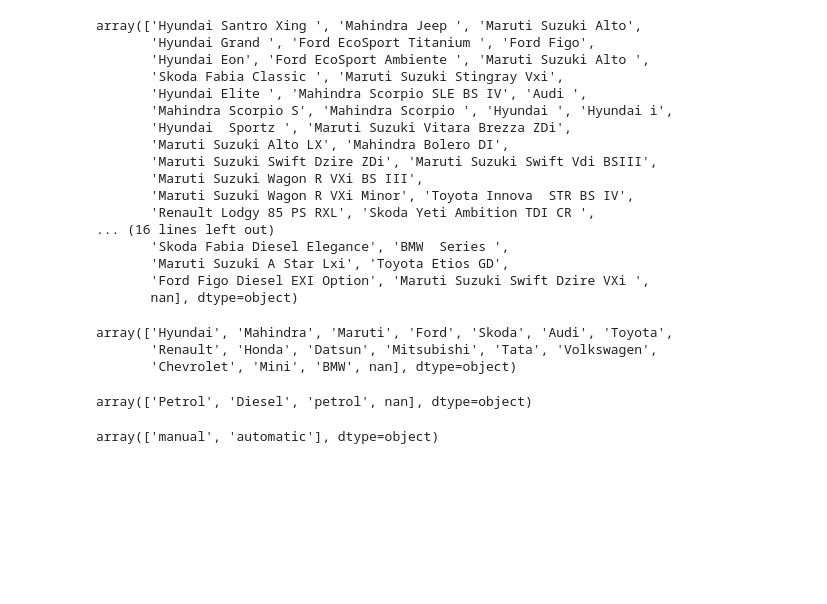
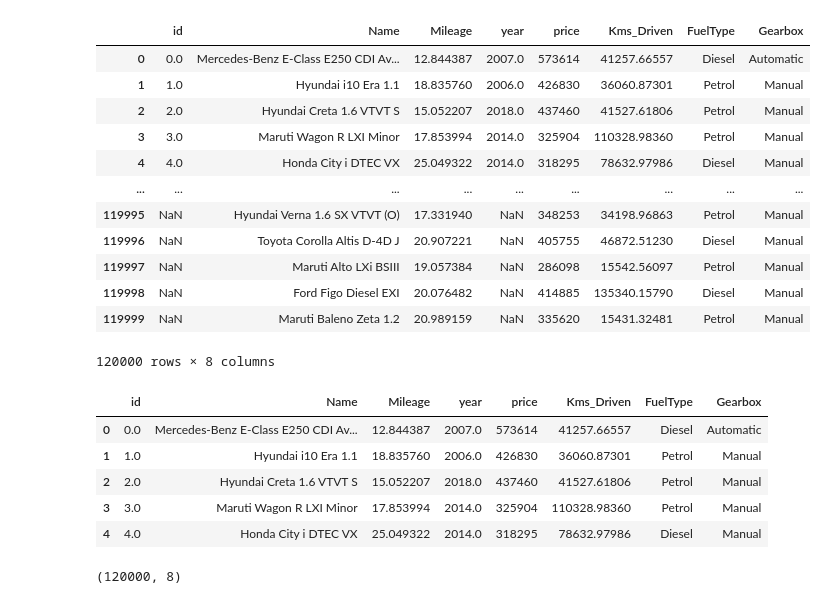
Before and after one commit to Neha5630/House-price-Prediction, a Jupyter notebook: notebooks/EDA.ipynb, the cells around one changed output. Cells and saved outputs as stored; diff of their text form; code cells hidden in the pictures; blank space fills up the shorter version.

```diff
--- a/notebooks/EDA.ipynb
+++ b/notebooks/EDA.ipynb
@@ -21,34 +0,0 @@ df
-# %%
-df['name'].unique()
-# %% [output]
-array(['Hyundai Santro Xing ', 'Mahindra Jeep ', 'Maruti Suzuki Alto',
-       'Hyundai Grand ', 'Ford EcoSport Titanium ', 'Ford Figo',
-       'Hyundai Eon', 'Ford EcoSport Ambiente ', 'Maruti Suzuki Alto ',
-       'Skoda Fabia Classic ', 'Maruti Suzuki Stingray Vxi',
-       'Hyundai Elite ', 'Mahindra Scorpio SLE BS IV', 'Audi ',
-       'Mahindra Scorpio S', 'Mahindra Scorpio ', 'Hyundai ', 'Hyundai i',
-       'Hyundai  Sportz ', 'Maruti Suzuki Vitara Brezza ZDi',
-       'Maruti Suzuki Alto LX', 'Mahindra Bolero DI',
-       'Maruti Suzuki Swift Dzire ZDi', 'Maruti Suzuki Swift Vdi BSIII',
-       'Maruti Suzuki Wagon R VXi BS III',
-       'Maruti Suzuki Wagon R VXi Minor', 'Toyota Innova  STR BS IV',
-       'Renault Lodgy 85 PS RXL', 'Skoda Yeti Ambition TDI CR ',
-... (16 lines left out)
-       'Skoda Fabia Diesel Elegance', 'BMW  Series ',
-       'Maruti Suzuki A Star Lxi', 'Toyota Etios GD',
-       'Ford Figo Diesel EXI Option', 'Maruti Suzuki Swift Dzire VXi ',
-       nan], dtype=object)
-# %%
-df['company'].unique()
-# %% [output]
-array(['Hyundai', 'Mahindra', 'Maruti', 'Ford', 'Skoda', 'Audi', 'Toyota',
-       'Renault', 'Honda', 'Datsun', 'Mitsubishi', 'Tata', 'Volkswagen',
-       'Chevrolet', 'Mini', 'BMW', nan], dtype=object)
-# %%
-df['fuel_type'].unique()
-# %% [output]
-array(['Petrol', 'Diesel', 'petrol', nan], dtype=object)
-# %%
-df['gearbox'].unique()
-# %% [output]
-array(['manual', 'automatic'], dtype=object)
@@ -54,0 +8,30 @@ array(['manual', 'automatic'], dtype=object)
+# %%
+car=pd.DataFrame(pd.read_csv("data/cleaned_car_data.csv"))
+car
+# %% [output]
+|  | id | Name | Mileage | year | price | Kms_Driven | FuelType | Gearbox |
+| 0 | 0.0 | Mercedes-Benz E-Class E250 CDI Av... | 12.844387 | 2007.0 | 573614 | 41257.66557 | Diesel | Automatic |
+| 1 | 1.0 | Hyundai i10 Era 1.1 | 18.835760 | 2006.0 | 426830 | 36060.87301 | Petrol | Manual |
+| 2 | 2.0 | Hyundai Creta 1.6 VTVT S | 15.052207 | 2018.0 | 437460 | 41527.61806 | Petrol | Manual |
+| 3 | 3.0 | Maruti Wagon R LXI Minor | 17.853994 | 2014.0 | 325904 | 110328.98360 | Petrol | Manual |
+| 4 | 4.0 | Honda City i DTEC VX | 25.049322 | 2014.0 | 318295 | 78632.97986 | Diesel | Manual |
+| ... | ... | ... | ... | ... | ... | ... | ... | ... |
+| 119995 | NaN | Hyundai Verna 1.6 SX VTVT (O) | 17.331940 | NaN | 348253 | 34198.96863 | Petrol | Manual |
+| 119996 | NaN | Toyota Corolla Altis D-4D J | 20.907221 | NaN | 405755 | 46872.51230 | Diesel | Manual |
+| 119997 | NaN | Maruti Alto LXi BSIII | 19.057384 | NaN | 286098 | 15542.56097 | Petrol | Manual |
+| 119998 | NaN | Ford Figo Diesel EXI | 20.076482 | NaN | 414885 | 135340.15790 | Diesel | Manual |
+| 119999 | NaN | Maruti Baleno Zeta 1.2 | 20.989159 | NaN | 335620 | 15431.32481 | Petrol | Manual |
+120000 rows × 8 columns
+# %%
+car.head()
+# %% [output]
+|  | id | Name | Mileage | year | price | Kms_Driven | FuelType | Gearbox |
+| 0 | 0.0 | Mercedes-Benz E-Class E250 CDI Av... | 12.844387 | 2007.0 | 573614 | 41257.66557 | Diesel | Automatic |
+| 1 | 1.0 | Hyundai i10 Era 1.1 | 18.835760 | 2006.0 | 426830 | 36060.87301 | Petrol | Manual |
+| 2 | 2.0 | Hyundai Creta 1.6 VTVT S | 15.052207 | 2018.0 | 437460 | 41527.61806 | Petrol | Manual |
+| 3 | 3.0 | Maruti Wagon R LXI Minor | 17.853994 | 2014.0 | 325904 | 110328.98360 | Petrol | Manual |
+| 4 | 4.0 | Honda City i DTEC VX | 25.049322 | 2014.0 | 318295 | 78632.97986 | Diesel | Manual |
+# %%
+car.shape
+# %% [output]
+(120000, 8)
```
Also changed, not shown: parts of 73 cells of this notebook.
